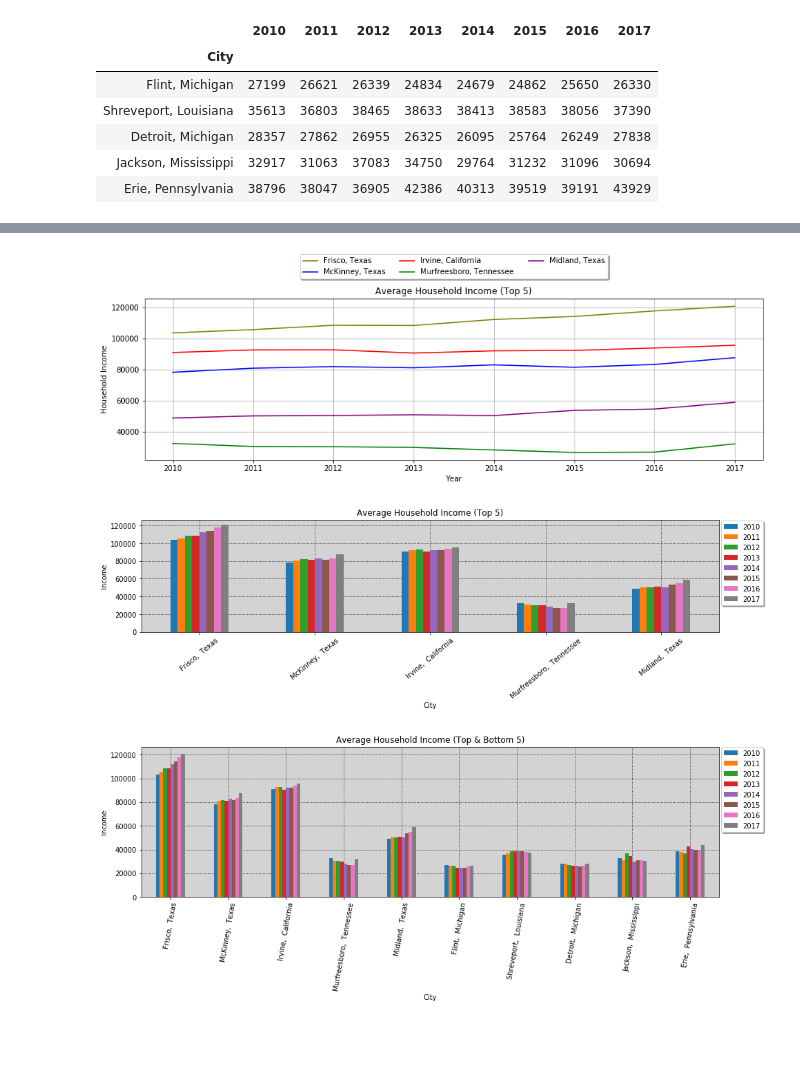
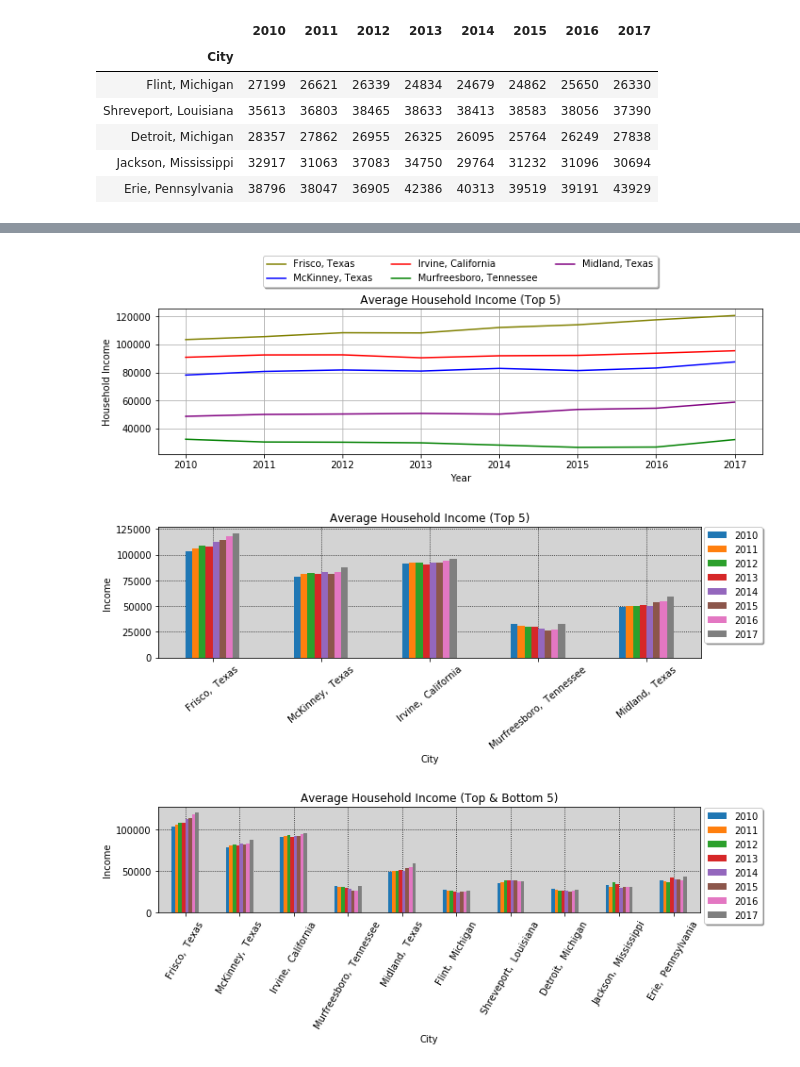
Before and after one commit to cawthornebr/Project-1, a Jupyter notebook: brandon_code.ipynb, the cells around one changed output, grey strips where cells are left out. Saved outputs shown, nothing was run; the diff lists cells and outputs as text; code cells hidden in the pictures; blank space fills up the shorter version.

```diff
--- a/brandon_code.ipynb
+++ b/brandon_code.ipynb
@@ -13,9 +15,9 @@ merge_data_df = merge_data_df.sort_values("Ave. Change", ascending=True)
 bottom_5=merge_data_df.nsmallest(5, 'Ave. Change')
 # %%
 #top 5
-city = top_5.iloc[:,2]
+city_t = top_5.iloc[:,2].str.rstrip()
 state = top_5.iloc[:,3]
-city_state = city.str.rstrip() + ", " + state
+city_state = city_t.str.rstrip() + ", " + state
 y2010 = top_5.iloc[:,26]
 y2011 = top_5.iloc[:,27]
 y2012 = top_5.iloc[:,28]
@@ -92,35 +97,41 @@ plt.show()
 # %%
-plt.subplots(figsize=(15,4))
+plt.subplots(figsize=(10,4))
 plt.plot( years, ave_income_state.iloc[0,:], color='olive',label="Frisco, Texas")
 plt.plot( years, ave_income_state.iloc[1,:], color='blue',label="McKinney, Texas")
 plt.plot( years, ave_income_state.iloc[2,:], color='red',label="Irvine, California")
 plt.plot( years, ave_income_state.iloc[3,:], color='green',label="Murfreesboro, Tennessee")
 plt.plot( years, ave_income_state.iloc[4,:], color='purple',label="Midland, Texas")
-plt.legend(loc='upper center', bbox_to_anchor=(0.5, 1.3), ncol=3, fancybox=True, shadow=True)
+plt.legend(loc='upper center', bbox_to_anchor=(0.5, 1.4), ncol=3, fancybox=True, shadow=True)
 plt.title("Average Household Income (Top 5)")
 plt.xlabel("Year")
 plt.ylabel("Household Income")
 plt.grid()
+plt.tight_layout()
+plt.savefig('top_5_line.png',dpi=200)
 # %% [output]
-[figure, old version]
+[figure, new version]
 # %%
-neww = ave_income_state.plot.bar(rot=40,figsize=(15,3),zorder=2)
+neww = ave_income_state.plot.bar(rot=40,figsize=(10,4),zorder=2)
 neww.set_facecolor("lightgrey")
-plt.legend(loc='upper center', bbox_to_anchor=(1.04, 1.02), ncol=1, fancybox=True, shadow=True)
+plt.legend(loc='upper center', bbox_to_anchor=(1.06, 1.04), ncol=1, fancybox=True, shadow=True)
 plt.ylabel("Income")
 plt.grid(zorder=0, color="black",linestyle="dotted")
 plt.title("Average Household Income (Top 5)")
+plt.tight_layout()
+plt.savefig('top_5_bar.png',dpi=200)
 plt.show()
 # %% [output]
-[figure, old version]
+[figure, new version]
 # %%
 new = pd.concat([ave_income_state, ave_income_state_b])
-news=new.plot.bar(rot=80,figsize=(15,4),zorder=2)
+news=new.plot.bar(rot=60,figsize=(10,4),zorder=2)
 news.set_facecolor("lightgrey")
-plt.legend(loc='upper center', bbox_to_anchor=(1.04, 1.02), ncol=1, fancybox=True, shadow=True)
+plt.legend(loc='upper center', bbox_to_anchor=(1.06, 1.04), ncol=1, fancybox=True, shadow=True)
 plt.ylabel("Income")
 plt.grid(zorder=0, color="black",linestyle="dotted")
 plt.title("Average Household Income (Top & Bottom 5)")
+plt.tight_layout()
+plt.savefig('top_and_bottom_5_bar.png',dpi=200)
 plt.show()
 # %% [output]
-[figure, old version]
+[figure, new version]
```
Also changed, not shown: parts of 11 cells of this notebook.
